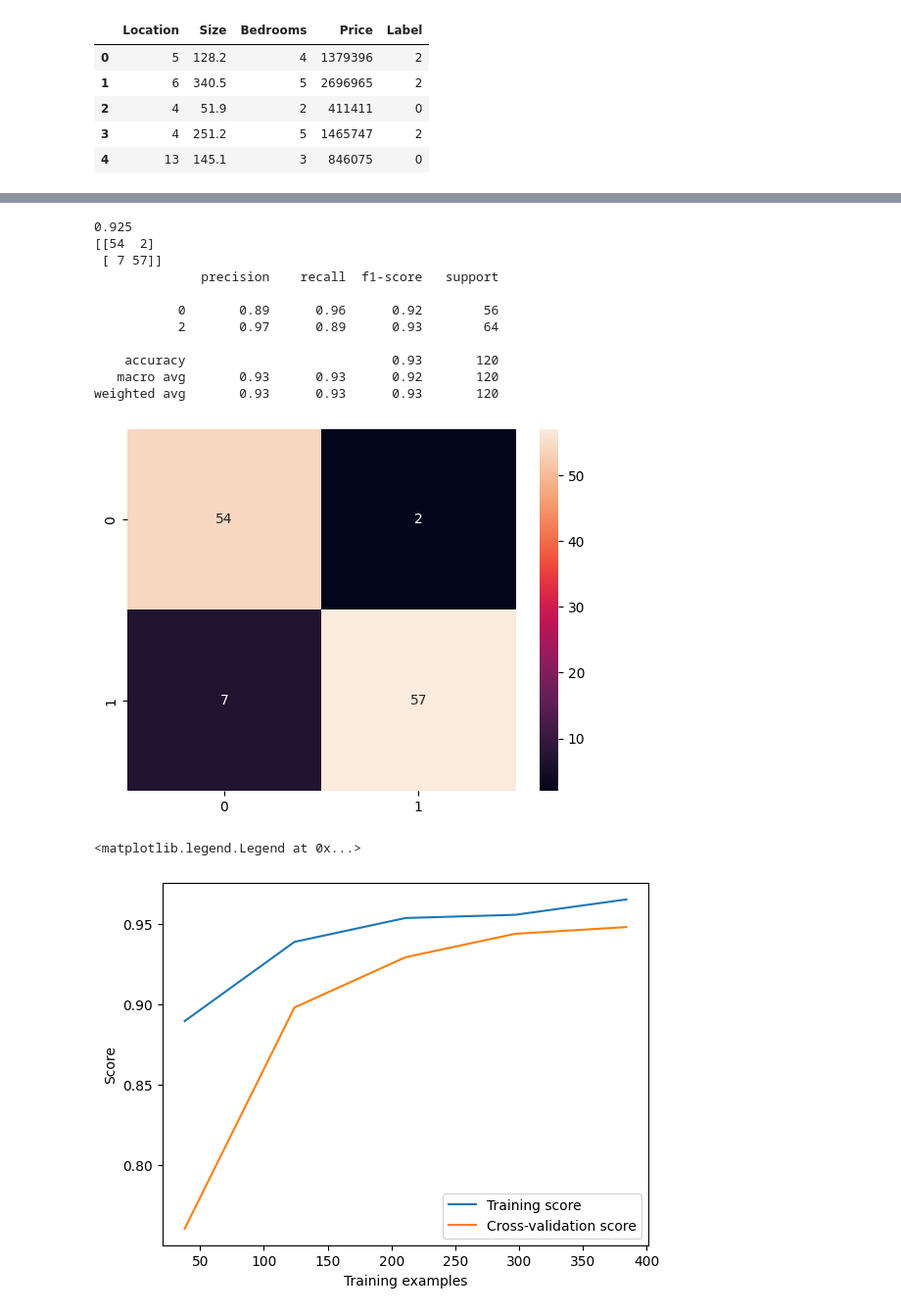
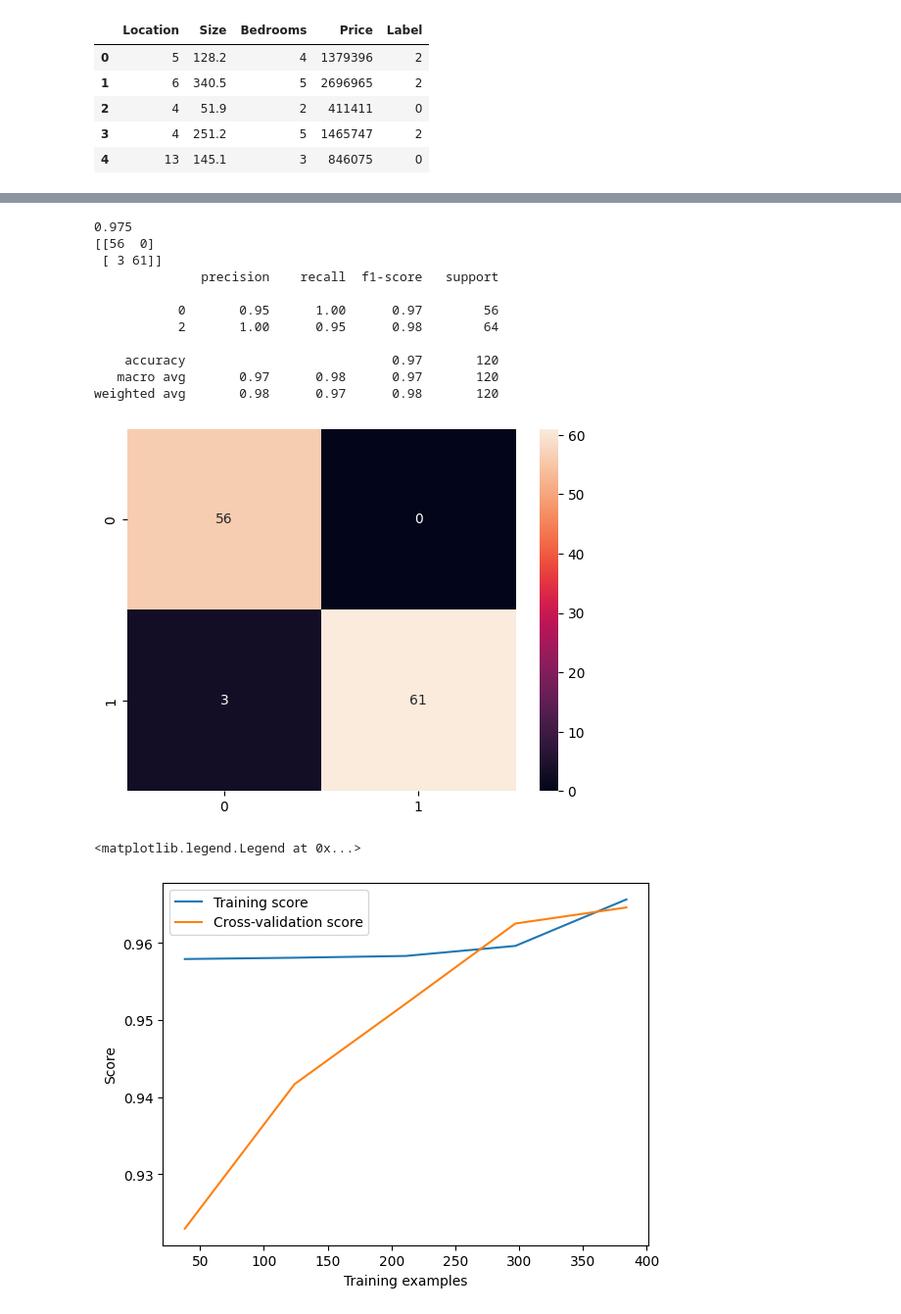
Before and after one commit to YasiruMethmal123/By-Which-House, a Jupyter notebook: script/Housing_Analysis.ipynb, the cells around one changed output, grey strips where cells are left out. Shown at 98% size. Saved outputs shown, nothing was run; the diff lists cells and outputs as text; code cells hidden in the pictures.

Commit message:
model developed using regression

```diff
--- a/script/Housing_Analysis.ipynb
+++ b/script/Housing_Analysis.ipynb
@@ -94,43 +118,43 @@ X_train = scaler.fit_transform(X_train)
 X_test = scaler.transform(X_test)
 # %%
 # import svm for the train
-from sklearn.svm import SVC
+from sklearn.linear_model import LogisticRegression
 from sklearn.metrics import accuracy_score, confusion_matrix, classification_report
-svm = SVC()
-svm.fit(X_train, y_train)
-y_pred = svm.predict(X_test)
+model = LogisticRegression()
+model.fit(X_train, y_train)
+y_pred = model.predict(X_test)
 print(accuracy_score(y_test, y_pred))
 print(confusion_matrix(y_test, y_pred))
 print(classification_report(y_test, y_pred))
 # %% [output]
-0.925
-[[54  2]
- [ 7 57]]
+0.975
+[[56  0]
+ [ 3 61]]
               precision    recall  f1-score   support
 
-           0       0.89      0.96      0.92        56
-           2       0.97      0.89      0.93        64
+           0       0.95      1.00      0.97        56
+           2       1.00      0.95      0.98        64
 
-    accuracy                           0.93       120
-   macro avg       0.93      0.93      0.92       120
-weighted avg       0.93      0.93      0.93       120
+    accuracy                           0.97       120
+   macro avg       0.97      0.98      0.97       120
+weighted avg       0.98      0.97      0.98       120
 # %%
 # confussion matrix plot
 sns.heatmap(confusion_matrix(y_test, y_pred), annot=True)
 plt.show()
 # %% [output]
-[figure, old version]
+[figure, new version]
 # %%
 # learning curve plot
 from sklearn.model_selection import learning_curve
-train_sizes, train_scores, test_scores = learning_curve(svm, X_train, y_train, cv=5, scoring='accuracy', n_jobs=-1)
+train_sizes, train_scores, test_scores = learning_curve(model, X_train, y_train, cv=5, scoring='accuracy', n_jobs=-1)
 train_scores_mean = np.mean(train_scores, axis=1)
 test_scores_mean = np.mean(test_scores, axis=1)
 plt.plot(train_sizes, train_scores_mean, label='Training score')
 plt.plot(train_sizes, test_scores_mean, label='Cross-validation score')
 plt.xlabel('Training examples')
 plt.ylabel('Score')
 plt.legend()
 # %% [output]
 <matplotlib.legend.Legend at 0x...>
-[figure, old version]
+[figure, new version]
```
Also changed, not shown: parts of 6 cells of this notebook.
